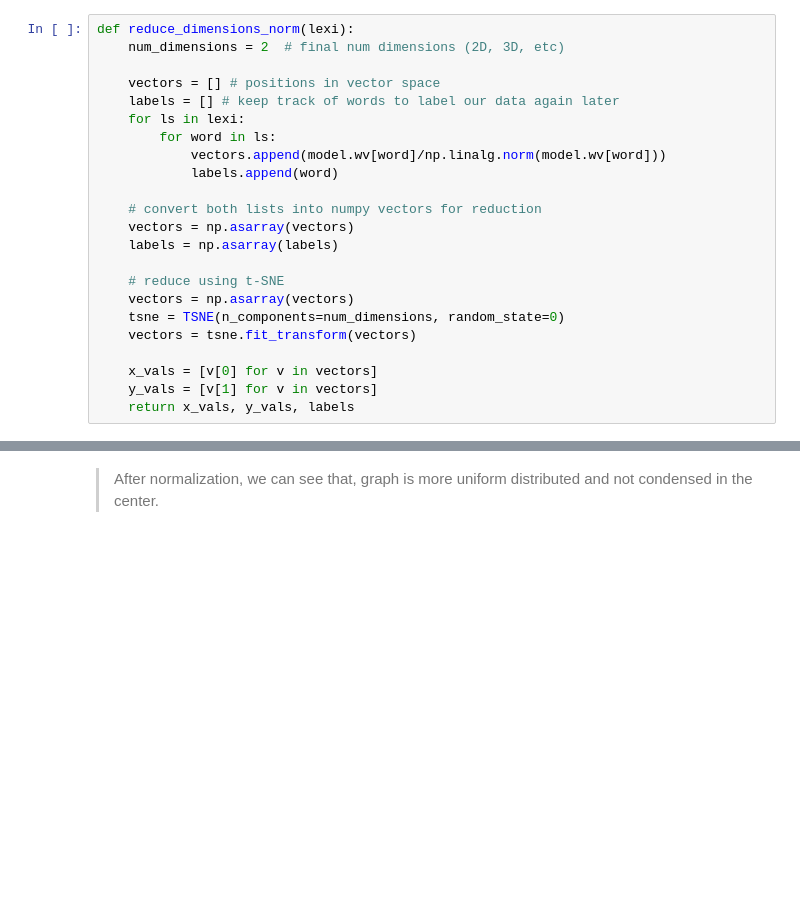
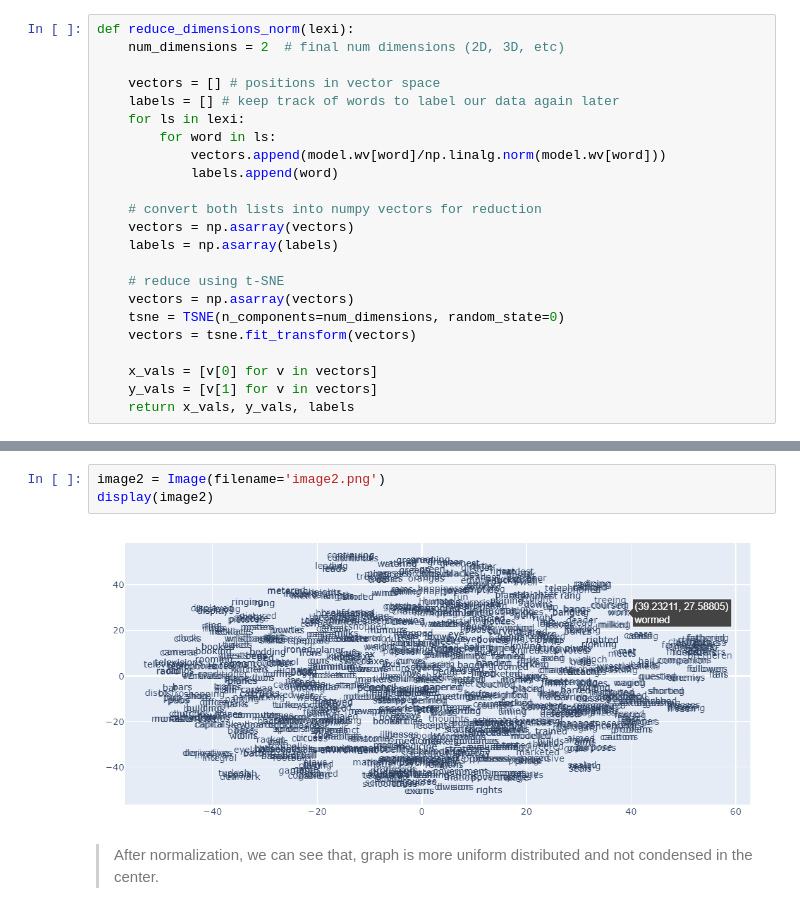
Before and after one commit to SukruHan/AdvancedMachineLearning, a Jupyter notebook: FastText.ipynb, the cells around one changed output, grey strips where cells are left out. Cells and saved outputs as stored; diff of their text form; blank space fills up the shorter version.

```diff
--- a/FastText.ipynb
+++ b/FastText.ipynb
@@ -557,6 +563,11 @@ else:
 plot_function(x_vals, y_vals, labels)
 # %% [output]
 [interactive output not drawn]
+# %%
+image2 = Image(filename='image2.png')
+display(image2)
+# %% [output]
+[figure, added]
 # %% [markdown]
 > After normalization, we can see that, graph is more uniform distributed and not condensed in the center.
 # %%
```
Also changed, not shown: parts of 9 cells of this notebook.
